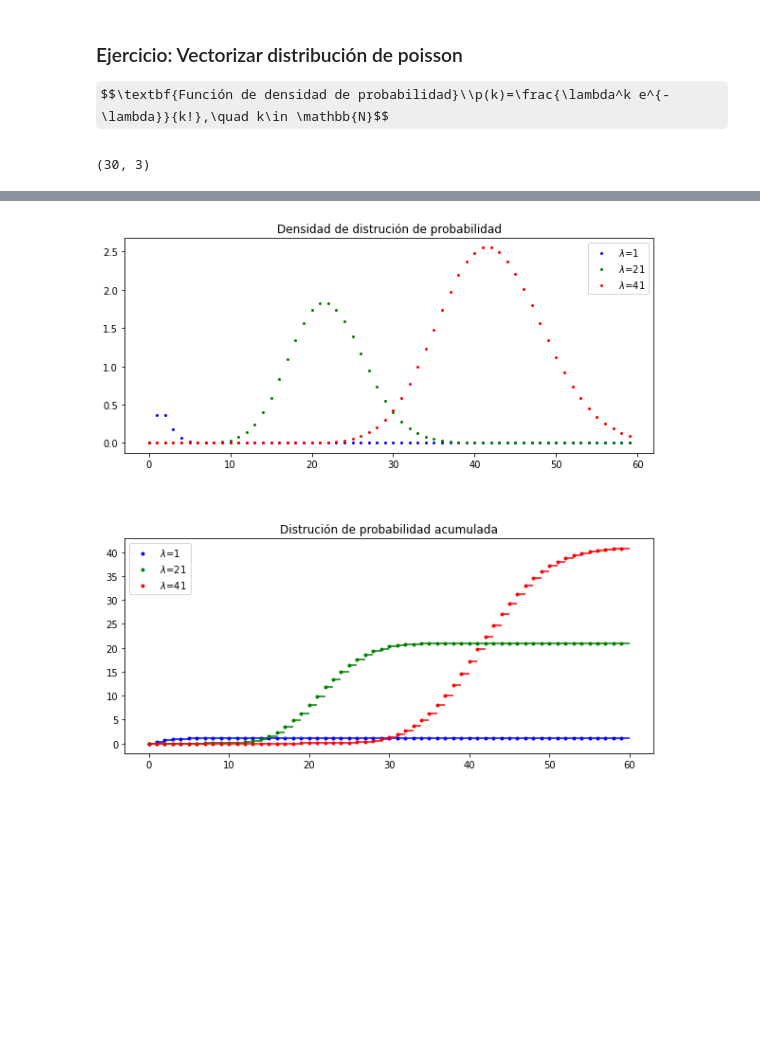
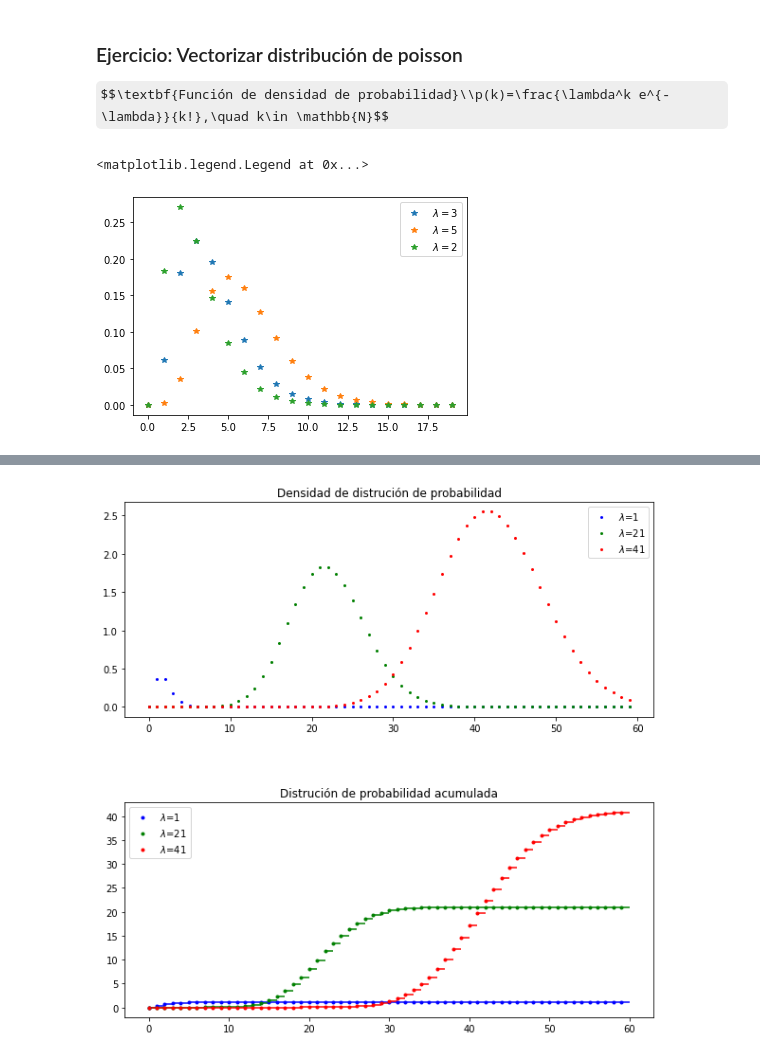
Before and after one commit to ivanLafarga/SPF-2021-II, a Jupyter notebook: TEMA-1/Clase5_ContOptimizacionProgramacion.ipynb, the cells around one changed output, grey strips where cells are left out. Cells and saved outputs as stored; diff of their text form; code cells hidden in the pictures; some formulas as TeX source; blank space fills up the shorter version.

```diff
--- a/TEMA-1/Clase5_ContOptimizacionProgramacion.ipynb
+++ b/TEMA-1/Clase5_ContOptimizacionProgramacion.ipynb
@@ -145,12 +179,16 @@ $$\textbf{Función de densidad de probabilidad}\\p(k)=\frac{\lambda^k e^{-\lambd
 # %%
 N = 30
 l = [1, 3, 5]
 k = np.arange(N)
 
 p = lambda k,l: (l**k * np.exp(-l)) / sps.factorial(k)
 
 # Graficar para todo l una gráfica de p(k) usando subplots (como matrices)
+k = np.arange(20)
 
+[plt.plot(p(l, k), '*', label=f'$\lambda={l}$') for l in [3, 5, 2]]
+plt.legend()
 # contruir el legend en latex para cada l
 # %% [output]
-(30, 3)
+<matplotlib.legend.Legend at 0x...>
+[figure, added]
```
Also changed, not shown: parts of 6 cells of this notebook, 2 other files.
